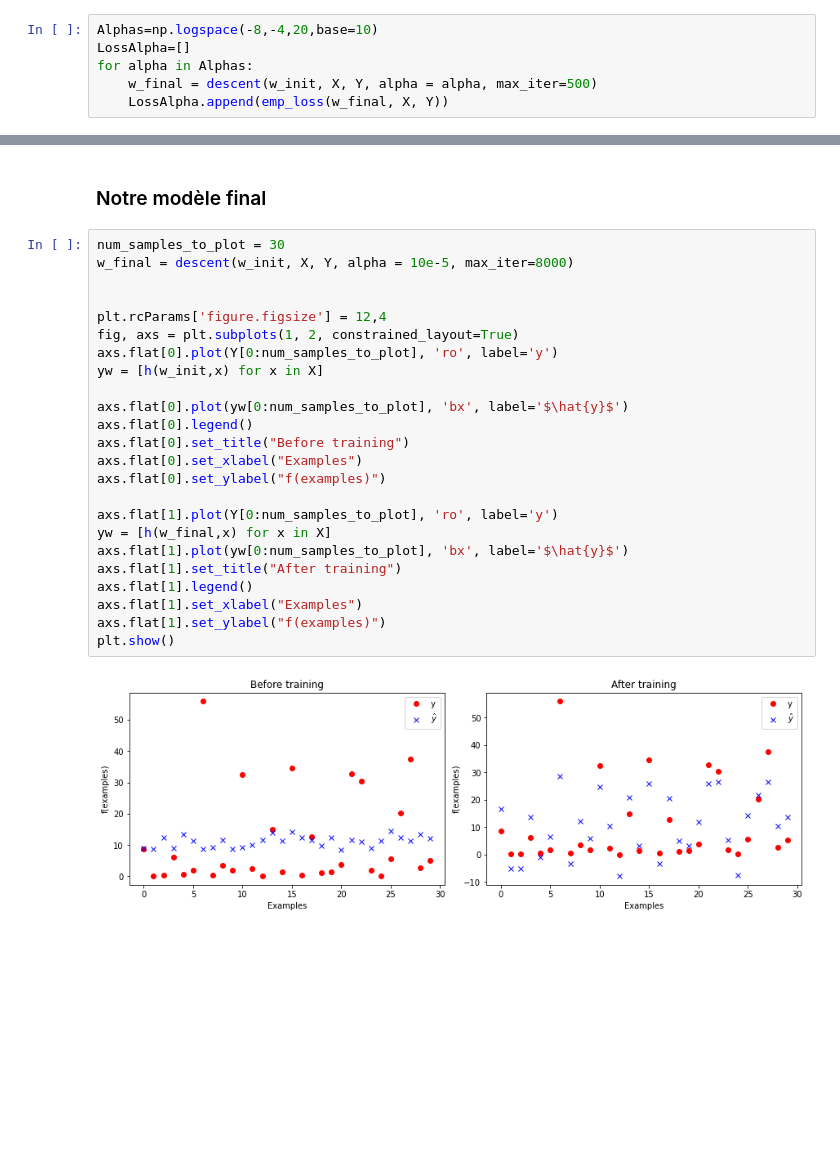
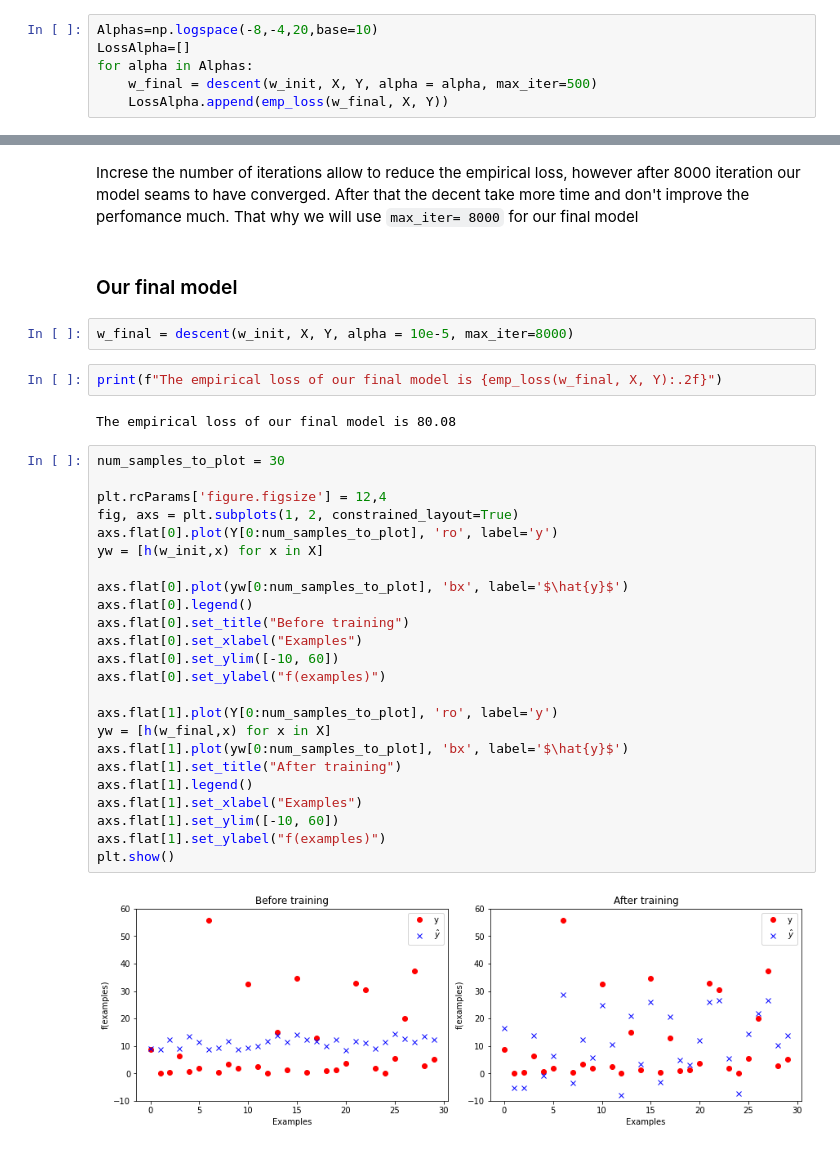
Before and after one commit to Vatosoa285/TP_ML, a Jupyter notebook: lab_2/perceptron.ipynb, the cells around one changed output, grey strips where cells are left out. Saved outputs shown, nothing was run; the diff lists cells and outputs as text; blank space fills up the shorter version.

```diff
--- a/lab_2/perceptron.ipynb
+++ b/lab_2/perceptron.ipynb
@@ -236,31 +257,40 @@ plt.show()
+# %% [markdown]
+Increse the number of iterations allow to reduce the empirical loss, however after 8000 iteration our model seams to have converged. After that the decent take more time and don't improve the perfomance much.
+That why we will use `max_iter= 8000` for our final model
 # %% [markdown]
-### Notre modèle final
+### Our final model
+# %%
+w_final = descent(w_init, X, Y, alpha = 10e-5, max_iter=8000)
+# %%
+print(f"The empirical loss of our final model is {emp_loss(w_final, X, Y):.2f}")
+# %% [output]
+The empirical loss of our final model is 80.08
 # %%
 num_samples_to_plot = 30
-w_final = descent(w_init, X, Y, alpha = 10e-5, max_iter=8000)
-
 
 plt.rcParams['figure.figsize'] = 12,4
 fig, axs = plt.subplots(1, 2, constrained_layout=True)
 axs.flat[0].plot(Y[0:num_samples_to_plot], 'ro', label='y')
 yw = [h(w_init,x) for x in X]
 
 axs.flat[0].plot(yw[0:num_samples_to_plot], 'bx', label='$\hat{y}$')
 axs.flat[0].legend()
 axs.flat[0].set_title("Before training")
 axs.flat[0].set_xlabel("Examples")
+axs.flat[0].set_ylim([-10, 60])
 axs.flat[0].set_ylabel("f(examples)")
 
 axs.flat[1].plot(Y[0:num_samples_to_plot], 'ro', label='y')
 yw = [h(w_final,x) for x in X]
 axs.flat[1].plot(yw[0:num_samples_to_plot], 'bx', label='$\hat{y}$')
 axs.flat[1].set_title("After training")
 axs.flat[1].legend()
 axs.flat[1].set_xlabel("Examples")
+axs.flat[1].set_ylim([-10, 60])
 axs.flat[1].set_ylabel("f(examples)")
 plt.show()
 # %% [output]
-[figure, old version]
+[figure, new version]
 # %% [markdown]
 
 
```
Also changed, not shown: parts of 10 cells of this notebook, 5 other files.
